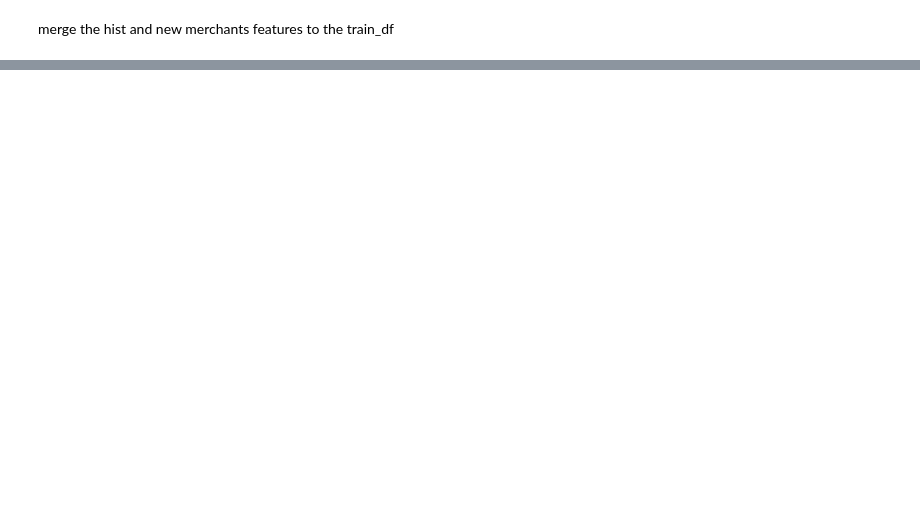
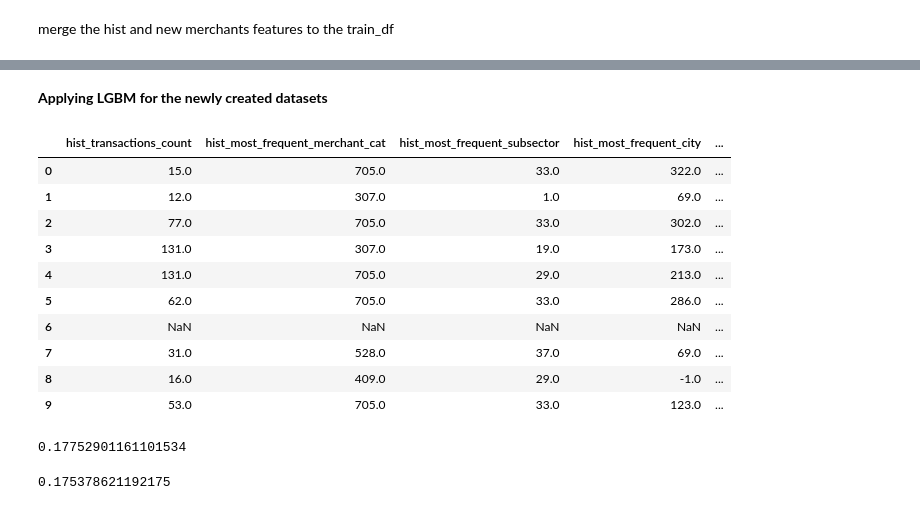
Before and after one commit to ServoCryptid/KaggleEloCompetition, a Jupyter notebook: feature_engineering_dataset_split.ipynb, the cells around one changed output, grey strips where cells are left out. Cells and saved outputs as stored; diff of their text form; code cells hidden in the pictures; blank space fills up the shorter version.

Commit message:
Applied LightGBM to datasets

```diff
--- a/feature_engineering_dataset_split.ipynb
+++ b/feature_engineering_dataset_split.ipynb
@@ -240,2 +135,37 @@ len(test_df_feats)
 # %%
 test_df_feats.to_csv(os.path.join('data','test_feats.csv'),index=False)
+# %% [markdown]
+<b> Applying LGBM for the newly created datasets </b>
+# %%
+import lightgbm as lgb
+
+train_df = pd.read_csv('data/train_feats.csv', parse_dates = ["first_active_month"])
+#train_df.head()
+
+dev_df = pd.read_csv('data/dev_feats.csv', parse_dates = ["first_active_month"])
+#dev_df.head()
+
+test_df = pd.read_csv('data/val_feats.csv', parse_dates = ["first_active_month"])
+#test_df.head()
+
+
+used_cols = [col for col in train_df.columns if col not in ['card_id'] ]
+
+# we'll remove for the moment the card_id column
+train_df = train_df[used_cols]
+dev_df = dev_df[used_cols]
+test_df = test_df[used_cols]
+
+train_df.head(10)
+# %% [output]
+|  | hist_transactions_count | hist_most_frequent_merchant_cat | hist_most_frequent_subsector | hist_most_frequent_city | ... |
+| 0 | 15.0 | 705.0 | 33.0 | 322.0 | ... |
+| 1 | 12.0 | 307.0 | 1.0 | 69.0 | ... |
+| 2 | 77.0 | 705.0 | 33.0 | 302.0 | ... |
+| 3 | 131.0 | 307.0 | 19.0 | 173.0 | ... |
+| 4 | 131.0 | 705.0 | 29.0 | 213.0 | ... |
+| 5 | 62.0 | 705.0 | 33.0 | 286.0 | ... |
+| 6 | NaN | NaN | NaN | NaN | ... |
+| 7 | 31.0 | 528.0 | 37.0 | 69.0 | ... |
+| 8 | 16.0 | 409.0 | 29.0 | -1.0 | ... |
+| 9 | 53.0 | 705.0 | 33.0 | 123.0 | ... |
@@ -241,0 +184,44 @@ test_df_feats.to_csv(os.path.join('data','test_feats.csv'),index=False)
+# %%
+# converting our training data into LightGBM dataset format
+d_train = lgb.Dataset(train_df, label = train_df['target'])
+
+param_used = {"max_depth": [25,50,75,100],
+              "learning_rate" : [0.005,0.003,0.001,0.05,0.03,0.01,0.1],
+              "num_leaves": [100,300,900,1200],
+             }
+
+params = {}
+params['boosting_type'] = 'gbdt'
+params['objective'] = 'regression'
+params['metric'] = 'mse'
+params['num_leaves'] = 100
+params['max_depth'] = 75
+params['learnin_rate'] = 0.001
+
+# test_params(param_used, d_train)
+
+model = lgb.train(params, d_train, 1000)
+
+#prediction
+
+target_prediction = model.predict(dev_df)
+
+#results
+
+RMSE = np.sqrt(mean_squared_error(target_prediction, dev_df['target']))
+
+RMSE
+# %% [output]
+0.17752901161101534
+# %%
+#prediction
+
+target_prediction = model.predict(test_df)
+
+#results
+
+RMSE = np.sqrt(mean_squared_error(target_prediction, test_df['target']))
+
+RMSE
+# %% [output]
+0.175378621192175
```
Also changed, not shown: parts of 23 cells of this notebook.
